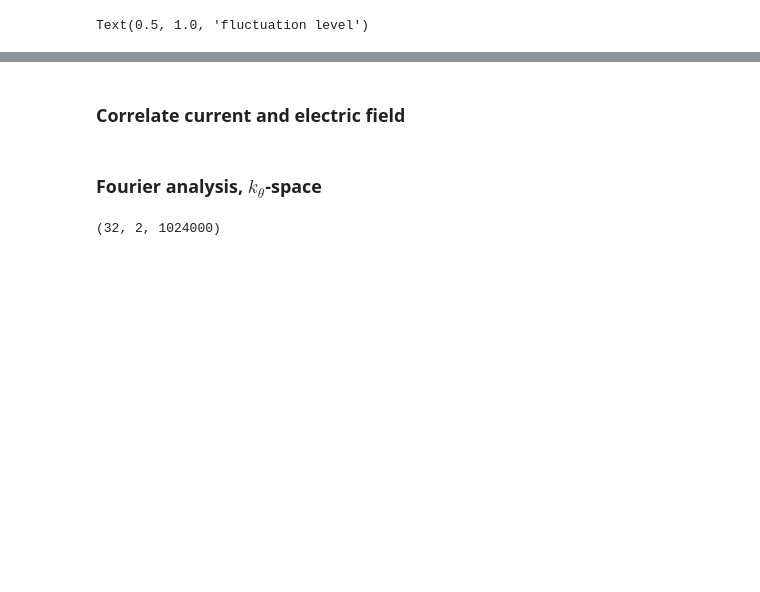
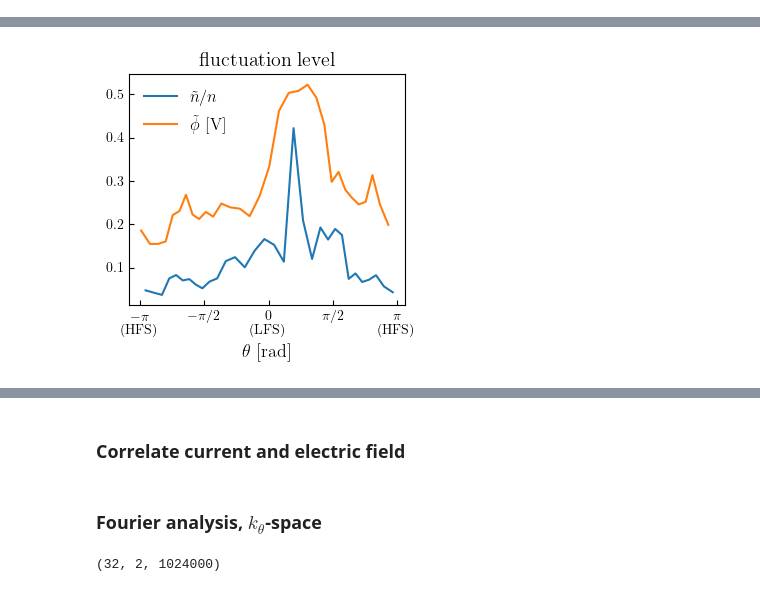
Before and after one commit to SaschaRienaecker/TJ-K, a Jupyter notebook: notebooks/poloidal_sascha.ipynb, the cells around one changed output, grey strips where cells are left out. Cells and saved outputs as stored; diff of their text form; code cells hidden in the pictures; blank space fills up the shorter version.

Commit message:
save my notebooks (sascha)

```diff
--- a/notebooks/poloidal_sascha.ipynb
+++ b/notebooks/poloidal_sascha.ipynb
@@ -2,6 +2,8 @@
 %matplotlib widget
 import sys
 import numpy as np
+from numpy import pi
+
 import matplotlib.pyplot as plt
 
 sys.path.append('../')
@@ -15,6 +17,7 @@ datap = Path('../data')
 %aimport load
 %aimport utils
 %aimport spectr
+%aimport plotting
 
 #from definitions import *
 from load import read_rad_prof, read_pol_prof, load_binary,extract_to_binary
@@ -22,10 +25,19 @@ from load import read_rad_prof, read_pol_prof, load_binary,extract_to_binary
 from scipy.signal import welch, csd, correlate, coherence
 from scipy.signal import correlation_lags # Note: requires a recent version of SciPy
 
-from utils import dt, R, NR, Z, dZ, normalized, find_nearest, fluct_level
-from spectr import get_tau_corr, Corr_profile, nperseg, plot_spec, dx_pol, Theta, X_theta, get_kspec, adjacent_Corr
+from utils import dt, R, NR, Z, dZ, normalized, find_nearest, fluct_level, annot_poloidal_xaxis, Theta, theta_array_OPA
+from utils import plot_pdf, pdf_stat
 
-from numpy import pi
+from spectr import get_tau_corr, Corr_profile, nperseg, plot_spec, dx_pol, X_theta, get_kspec, adjacent_Corr
+from spectr import Corr_profile_poloidal
+
+from plotting import set_size
+
+# dropbox path:
+dropb = Path('/home/sascha/Dropbox/share/TJ-K/')
+
+plt.style.use('../src/tex.mplstyle')
+#plt.style.use('default')
 # %%
 Dat = load_binary('poloidal')
 # %%
@@ -52,15 +60,16 @@ plt.tight_layout()
 # %%
-%autoreload 1
-dn, dphi = fluct_level(Dat, itor=0)
+fs = set_size(width='article',fraction=1, aspect_r=1)
+fig, ax = plt.subplots(figsize=fs)
 
-fig, ax = plt.subplots()
+ax.plot(theta_array_OPA[iIsat], dn, label=r'$\tilde{n} / n$')
+ax.plot(theta_array_OPA[iPhi], dphi, label=r'$\tilde{\phi}$ [V]')
 
-ax.plot(Theta[iIsat], dn, label=r'$\tilde{n} / n$')
-ax.plot(Theta[iPhi], dphi, label=r'$e  \tilde{\phi} / T_e$')
-
-ax.set_xticks([0, np.pi/2, pi, 3*pi/2, 2*pi])
-ax.set_xticklabels(['$0$', '$\pi/2$', '$\pi$', '$3\pi/2$', '$2\pi$']);
+#ax.set_xticks([0, np.pi/2, pi, 3*pi/2, 2*pi])
+#ax.set_xticklabels(['$0$', '$\pi/2$', '$\pi$', '$3\pi/2$', '$2\pi$']);
+annot_poloidal_xaxis(ax)
 ax.legend()
 ax.set_title('fluctuation level')
+plt.tight_layout()
+
+#fig.savefig(dropb / 'figures/fluct_pol_OPA.svg')
 # %% [output]
-Text(0.5, 1.0, 'fluctuation level')
@@ -68,3 +76,4 @@ Text(0.5, 1.0, 'fluctuation level')
+[figure, added]
 # %%
 CrossCorr_phi = adjacent_Corr(Dat, quantity='phi')
 CrossCorr_I   = adjacent_Corr(Dat, quantity='I')
```
Also changed, not shown: parts of 15 cells of this notebook, 1 other file.
